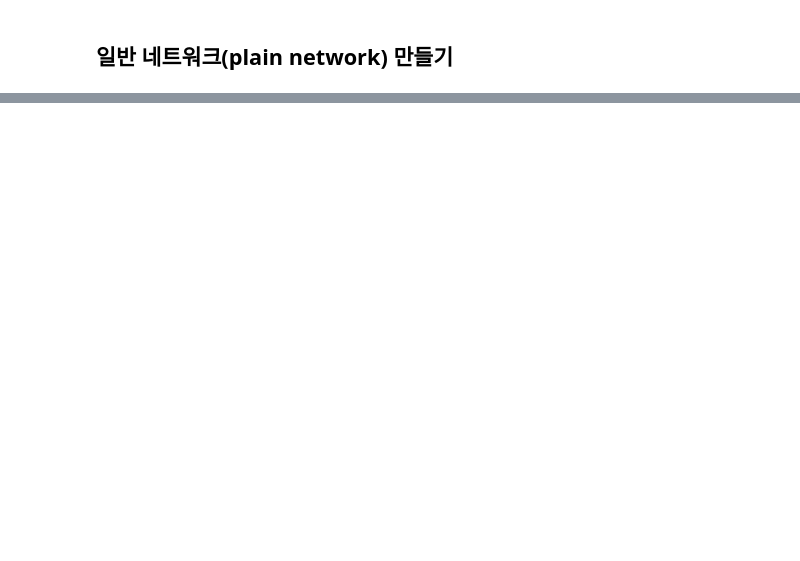
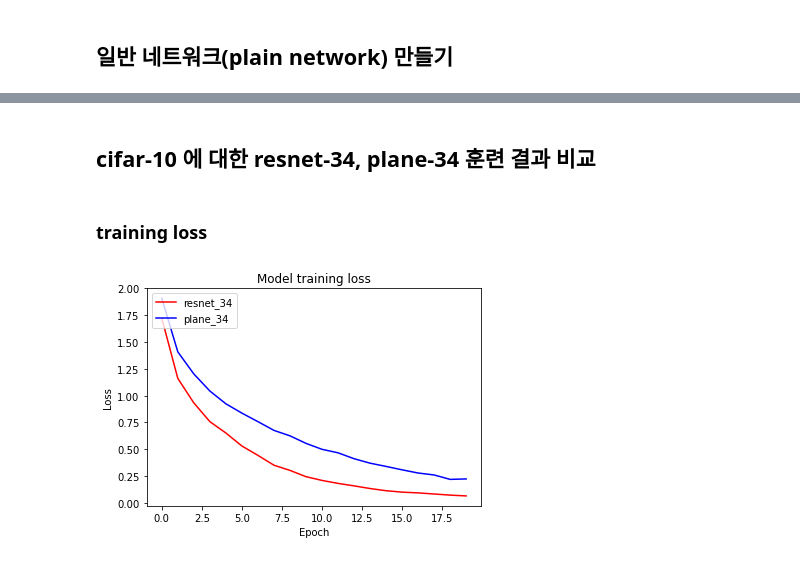
Before and after one commit to bluecandle/2020_AIFFEL, a Jupyter notebook: daily_notes/going_deeper_codes/GD1_code/GD1.ipynb, the cells around one changed output, grey strips where cells are left out. Cells and saved outputs as stored; diff of their text form; code cells hidden in the pictures; blank space fills up the shorter version.

```diff
--- a/daily_notes/going_deeper_codes/GD1_code/GD1.ipynb
+++ b/daily_notes/going_deeper_codes/GD1_code/GD1.ipynb
@@ -223,0 +431,3 @@ ValueError: Operands could not be broadcast together with shapes (3, 3, 64) (7,
+# %%
+BATCH_SIZE = 256
+EPOCH = 20
@@ -223,0 +446,16 @@ ValueError: Operands could not be broadcast together with shapes (3, 3, 64) (7,
+# %%
+resnet_34_cifar10.compile(
+    loss='sparse_categorical_crossentropy',
+    optimizer=tf.keras.optimizers.SGD(learning_rate=0.01, momentum = 0.9, clipnorm=1.),
+    metrics=['accuracy'],
+)
+
+histort_resnet_34_cifar10 = resnet_34_cifar10.fit(
+    ds_train,
+    steps_per_epoch=int(ds_info.splits['train'].num_examples/BATCH_SIZE),
+    validation_steps=int(ds_info.splits['test'].num_examples/BATCH_SIZE),
+    epochs=EPOCH,
+    validation_data=ds_test,
+    verbose=1,
+    use_multiprocessing=True,
+)
@@ -223,0 +480,16 @@ ValueError: Operands could not be broadcast together with shapes (3, 3, 64) (7,
+# %%
+plane_34_cifar10.compile(
+    loss='sparse_categorical_crossentropy',
+    optimizer=tf.keras.optimizers.SGD(learning_rate=0.01, momentum = 0.9, clipnorm=1.),
+    metrics=['accuracy'],
+)
+
+histort_plane_34_cifar10 = plane_34_cifar10.fit(
+    ds_train,
+    steps_per_epoch=int(ds_info.splits['train'].num_examples/BATCH_SIZE),
+    validation_steps=int(ds_info.splits['test'].num_examples/BATCH_SIZE),
+    epochs=EPOCH,
+    validation_data=ds_test,
+    verbose=1,
+    use_multiprocessing=True,
+)
@@ -223,0 +514,14 @@ ValueError: Operands could not be broadcast together with shapes (3, 3, 64) (7,
+# %% [markdown]
+## cifar-10 에 대한 resnet-34, plane-34 훈련 결과 비교
+# %% [markdown]
+### training loss
+# %%
+plt.plot(histort_resnet_34_cifar10.history['loss'], 'r')
+plt.plot(histort_plane_34_cifar10.history['loss'], 'b')
+plt.title('Model training loss')
+plt.ylabel('Loss')
+plt.xlabel('Epoch')
+plt.legend(['resnet_34', 'plane_34'], loc='upper left')
+plt.show()
+# %% [output]
+[figure, added]
```
Also changed, not shown: parts of 54 cells of this notebook, 1 other file.
